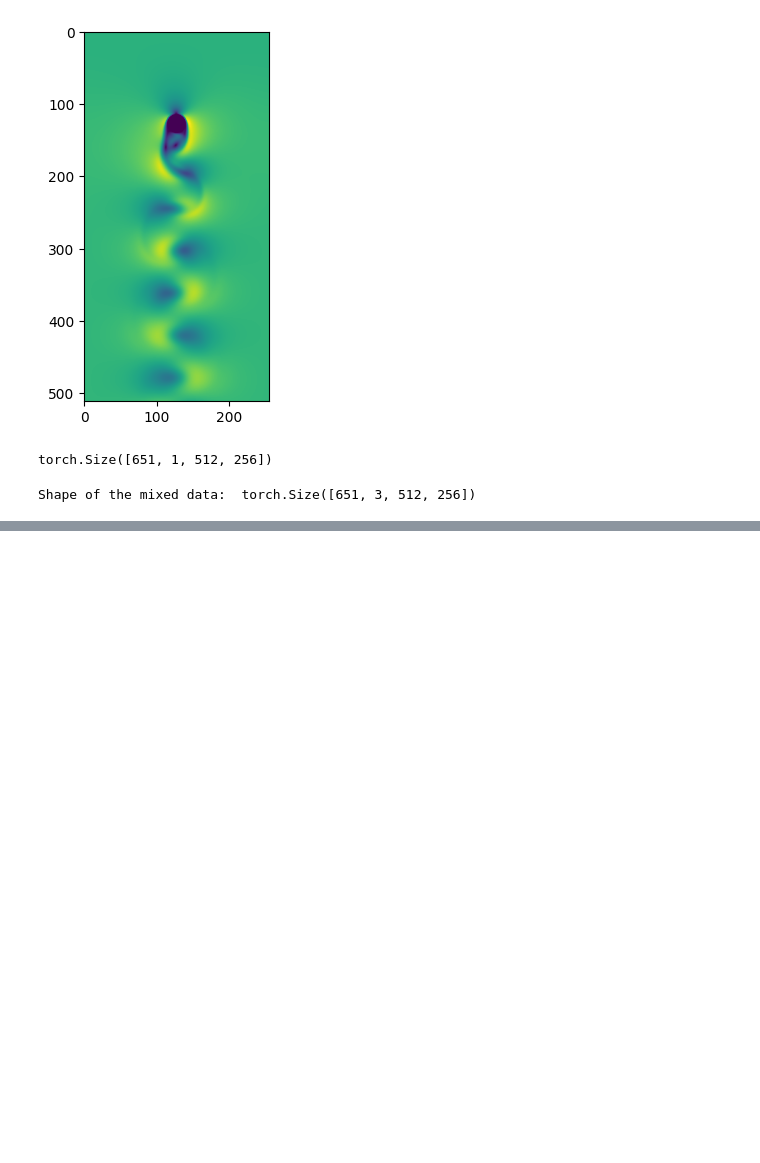
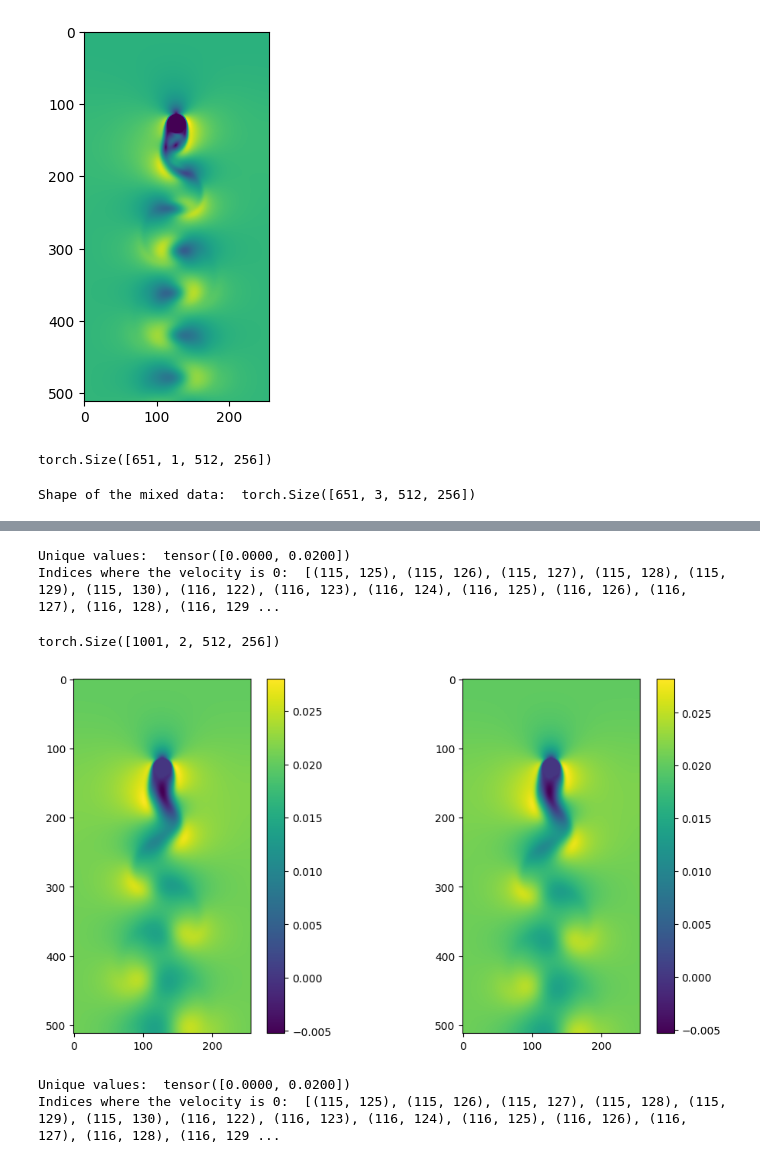
Before and after one commit to harish6696/mlbm, a Jupyter notebook: create_gif.ipynb, the cells around one changed output, grey strips where cells are left out. Cells and saved outputs as stored; diff of their text form; code cells hidden in the pictures; blank space fills up the shorter version.

```diff
--- a/create_gif.ipynb
+++ b/create_gif.ipynb
@@ -113,0 +206,50 @@ torch.save(mixed_data, './Datasets/VortexStreet_Re_200_default/mixed_karman_Re_2
+# %%
+#checking inlet veloctiy
+x_velocity_inlet = velocity_array[0, 0, :, :]
+#print the unique values from the velocity array at timestep 0
+unique_values = torch.unique(x_velocity_inlet)
+print("Unique values: ", unique_values)
+#print the grid locations where the velocity is 0
+zero_indices = torch.where(x_velocity_inlet == 0)
+#need it in the form of (x,y):
+zero_indices = list(zip(zero_indices[0].tolist(), zero_indices[1].tolist()))
+print("Indices where the velocity is 0: ", zero_indices)
+# %% [output]
+Unique values:  tensor([0.0000, 0.0200])
+Indices where the velocity is 0:  [(115, 125), (115, 126), (115, 127), (115, 128), (115, 129), (115, 130), (116, 122), (116, 123), (116, 124), (116, 125), (116, 126), (116, 127), (116, 128), (116, 129 ...
+# %%
+# load another dataset
+velocity_dataset = "./datasets/velocity_karman_Re_100.pt"
+# %%
+velocity_array = torch.load(velocity_dataset, weights_only=True)
+velocity_array.shape
+# %% [output]
+torch.Size([1001, 2, 512, 256])
+# %%
+# plot the x velocity of the timesteps 500 and 501 in the same plot
+x_velocity_t500 = velocity_array[500, 0, :, :]
+x_velocity_t501 = velocity_array[501, 0, :, :]
+plt.figure(figsize=(12, 6))
+plt.subplot(1, 2, 1)
+plt.imshow(x_velocity_t500.cpu().numpy(), cmap='viridis')
+plt.colorbar()
+plt.subplot(1, 2, 2)
+plt.imshow(x_velocity_t501.cpu().numpy(), cmap='viridis')
+plt.colorbar()
+plt.show()
+# %% [output]
+[figure, added]
+# %%
+#checking inlet veloctiy
+x_velocity_inlet = velocity_array[0, 0, :, :]
+#print the unique values from the velocity array at timestep 0
+unique_values = torch.unique(x_velocity_inlet)
+print("Unique values: ", unique_values)
+#print the grid locations where the velocity is 0
+zero_indices = torch.where(x_velocity_inlet == 0)
+#need it in the form of (x,y):
+zero_indices = list(zip(zero_indices[0].tolist(), zero_indices[1].tolist()))
+print("Indices where the velocity is 0: ", zero_indices)
+# %% [output]
+Unique values:  tensor([0.0000, 0.0200])
+Indices where the velocity is 0:  [(115, 125), (115, 126), (115, 127), (115, 128), (115, 129), (115, 130), (116, 122), (116, 123), (116, 124), (116, 125), (116, 126), (116, 127), (116, 128), (116, 129 ...
```
Also changed, not shown: parts of 12 cells of this notebook, 4 other files.
